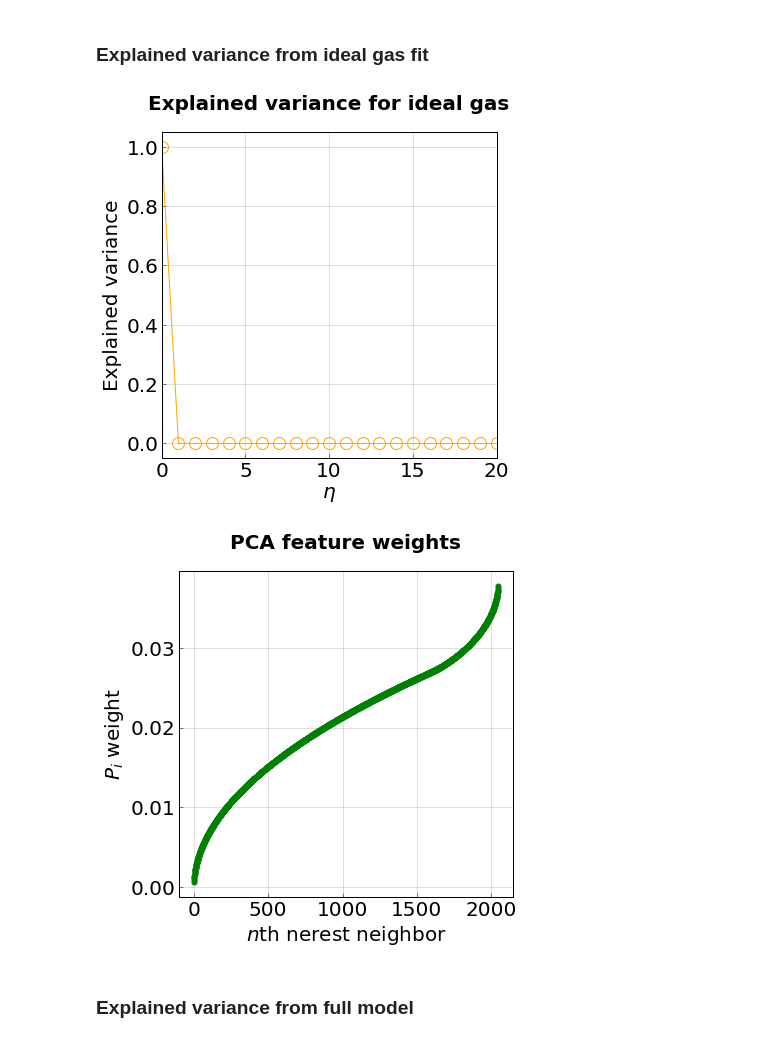
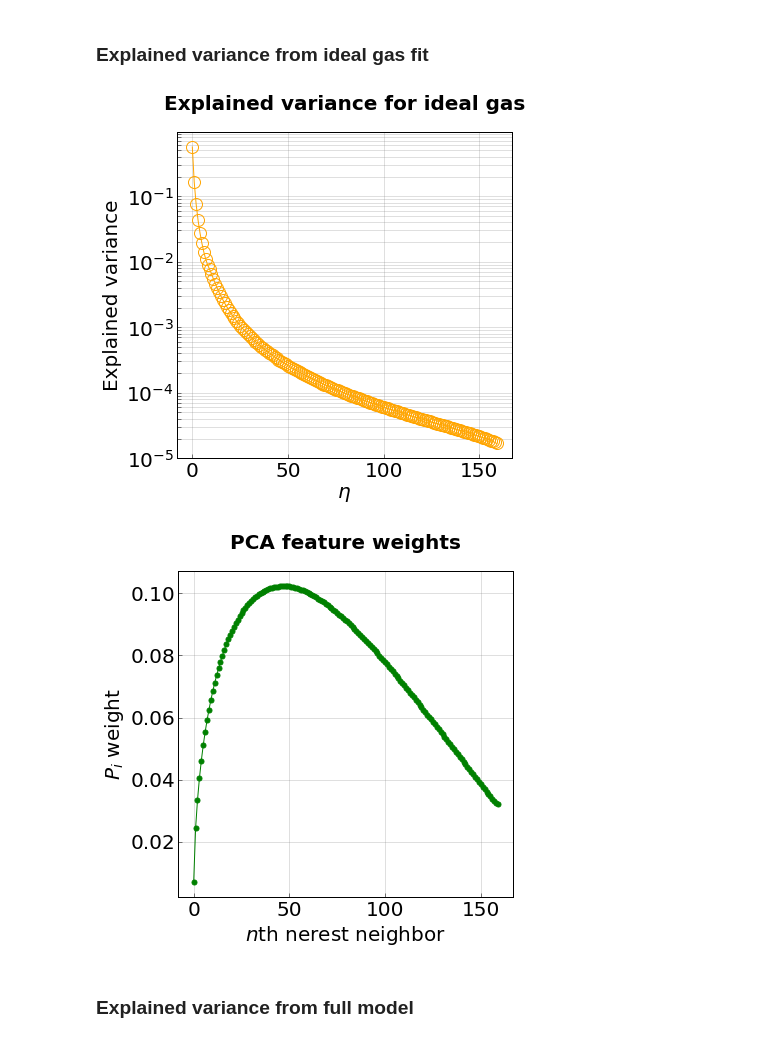
Before and after one commit to truskett-group-ut/hard_disks_pca, a Jupyter notebook: analysis_notebook.ipynb, the cells around one changed output. Saved outputs shown, nothing was run; the diff lists cells and outputs as text; code cells hidden in the pictures.

```diff
--- a/analysis_notebook.ipynb
+++ b/analysis_notebook.ipynb
@@ -117,12 +117,12 @@ ref_file_data = [(arange(0.7405, 0.740501, 0.005), '../hoomd_spheres/trajectorie
 N_nn = 3200/2 #number of nearest nighbors for pca analysis
 split = 1 #chunks the data up so it can be processed by the pca tool if really large
 ####particle_inc = 200 #skip this many particles in generating features
-nn_inc = 1 #reduces the number of nearest neighbors to include as features
+nn_inc = 10#100 #reduces the number of nearest neighbors to include as features
 ####method = ['distance']
 remove_types = ['B']# ['B']
 shuffle_data = True
 N_batch = 1
-batches_per_frame = 1
+batches_per_frame = 20
 # %%
 #specify what data to read in and process
 traj_type = 'gsd'
@@ -231,7 +231,7 @@ for phase in __phases__:
             #read in data and randomize positions if performing ideal gas correction
             filename = "{}/trajectory_{:.4f}.{}".format(file_base, eta, __traj_type__)
             randomize = (phase == 'fit_whitener') or force_randomize
-            frames = ReadTraj(filename, __traj_type__, shuffle_data, randomize, remove_types)
+            frames = ReadTraj(filename, __traj_type__, shuffle_data, randomize, remove_types)[::10]
 
             #control the number of total frames to analyze
             len_frames_init = len(frames)
@@ -564,36 +560,36 @@ import numpy as np
 colors = 200*['green', 'purple', 'orange', 'teal', 'black', 'red']
 
 plt.plot(incpca_ig.explained_variance_ratio_, marker='o', linewidth=1.0, markersize=12, color = 'orange', markerfacecolor='None')
 
 #backround grid details
 axes = plt.gca()
 axes.grid(b = True, which = 'both', axis = 'both', color = 'gray', linestyle = '-', alpha = 0.5, linewidth = 0.5)
 axes.set_axis_bgcolor('white')
 
 #font scpecifications
 title_font = {'family' : 'arial', 'color'  : 'black', 'weight' : 'heavy','size': 20}
 axis_label_font = {'family' : 'arial', 'color'  : 'black', 'weight' : 'normal','size': 20}
 
 #figure size and tick style
 plt.rcParams["figure.figsize"] = [6,6]
 plt.rc('axes',edgecolor='black',linewidth=1)
 plt.tick_params(which='both', axis='both', color='black', length=4, width=0.5)
 plt.rcParams['xtick.direction'] = 'in'
 plt.rcParams['ytick.direction'] = 'in'
 
-#plt.yscale('log')
-plt.xlim(0,20)
+plt.yscale('log')
+#plt.xlim(0,20)
 
 plt.xlabel(r'$\eta$', y=3, fontsize=20, fontdict = axis_label_font)
 plt.ylabel(r'Explained variance', fontsize=20, fontdict = axis_label_font)
 
 #title and axis labels
 plt.tick_params(axis='both', labelsize=20)
 plt.title('Explained variance for ideal gas', y=1.05, fontdict = title_font)
 
 plt.show()
 # %% [output]
-[figure, old version]
+[figure, new version]
 # %%
 #plot the principal components
 colors = 200*['green', 'purple', 'orange', 'teal', 'black', 'red']
@@ -618,7 +614,7 @@ plt.rcParams['xtick.direction'] = 'in'
 plt.rcParams['ytick.direction'] = 'in'
 
 #axis range and labels (also specify if log or not)
-#plt.xlim(0.1,100)
+#plt.xlim(1,11)
 #plt.ylim(-0.001,0.001)
 #plt.ylim(0,0.5)
 #plt.ylim(-2,1.5)
@@ -636,7 +632,7 @@ plt.title('PCA feature weights', y=1.05, fontdict = title_font)
 
 plt.show()
 # %% [output]
-[figure, old version]
+[figure, new version]
 # %% [markdown]
 ### Explained variance from full model
 # %%
```
Also changed, not shown: parts of 6 cells of this notebook, 2 other files.
